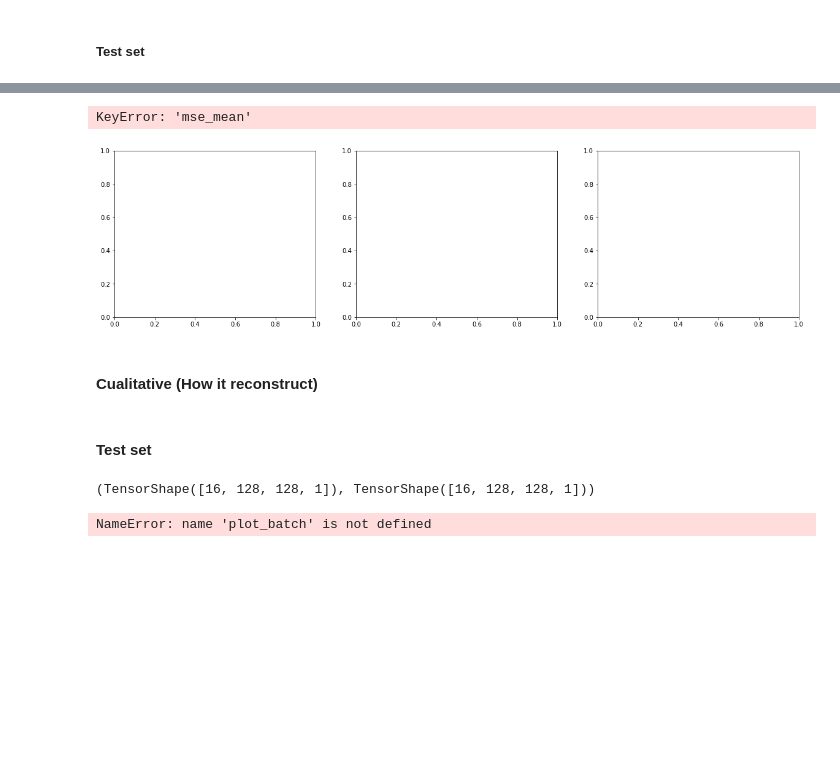
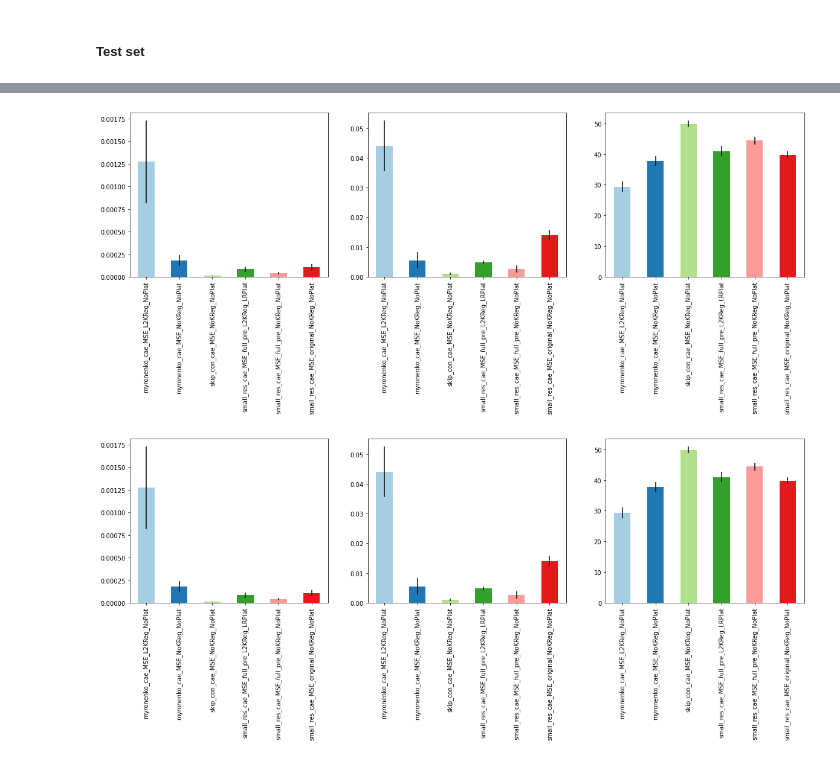
Before and after one commit to AdrianArnaiz/Brain-MRI-Autoencoder, a Jupyter notebook: src/2.Experiments/First_Experiments.ipynb, the cells around one changed output, grey strips where cells are left out. Drawn from its saved outputs; the diff is of its cells as text; code cells hidden in the pictures; blank space fills up the shorter version.

```diff
--- a/src/2.Experiments/First_Experiments.ipynb
+++ b/src/2.Experiments/First_Experiments.ipynb
@@ -89,7 +100,0 @@ small_res_cae_MSE_original_NoKReg_NoPlat - MSE: 1.09e-04+-2.82e-05 - DSSIM: 1.40
-# %%
-noaug_mse_test_metrics.plot_custom_metrics()
-# %% [output]
-KeyError: 'mse_mean'
-[figure, removed]
-# %% [markdown]
-#### Cualitative (How it reconstruct)
@@ -151,8 +100,0 @@ def plot_noisy_batch(cae,batch, ndev=0.15):
-# %% [markdown]
-
-#### Test set
-# %%
-elem = next(iter(test_ds))
-elem[0].shape, elem[1].shape
-# %% [output]
-(TensorShape([16, 128, 128, 1]), TensorShape([16, 128, 128, 1]))
@@ -161,4 +100,0 @@ small_res_cae_original_MinMax = tf.keras.models.load_model('results/small_res_ca
-# %%
-plot_batch(small_res_cae_original_MinMax, elem)
-# %% [output]
-NameError: name 'plot_batch' is not defined
@@ -166,0 +101,5 @@ plot_noisy_batch(small_res_cae_original_MinMax, elem, 0.05)
+# %%
+no_aug_mse_plot = noaug_mse_test_metrics.plot_custom_metrics()
+# %% [output]
+[figure, added]
+[figure, added]
```
Also changed, not shown: parts of 20 cells of this notebook, 38 other files.
